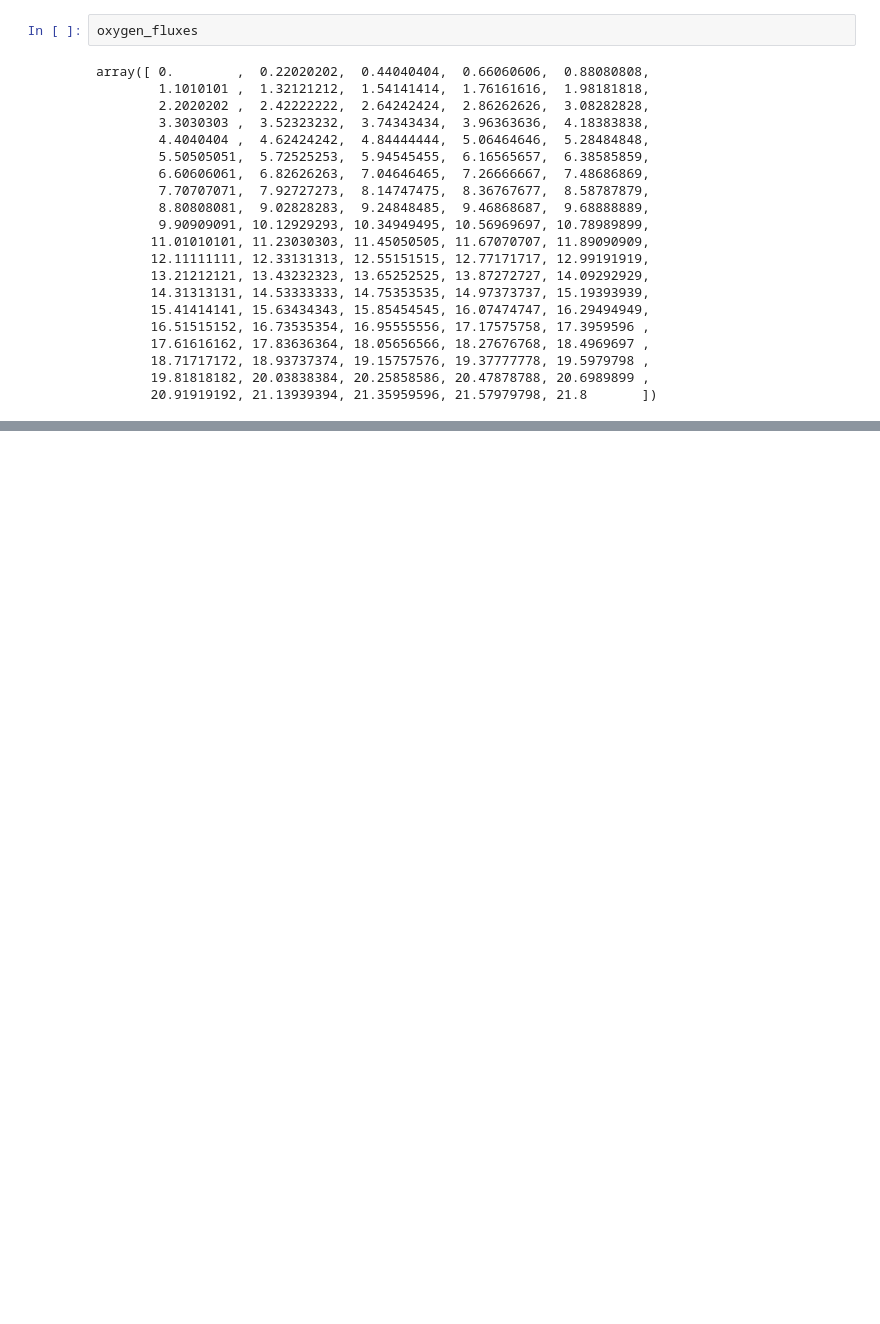
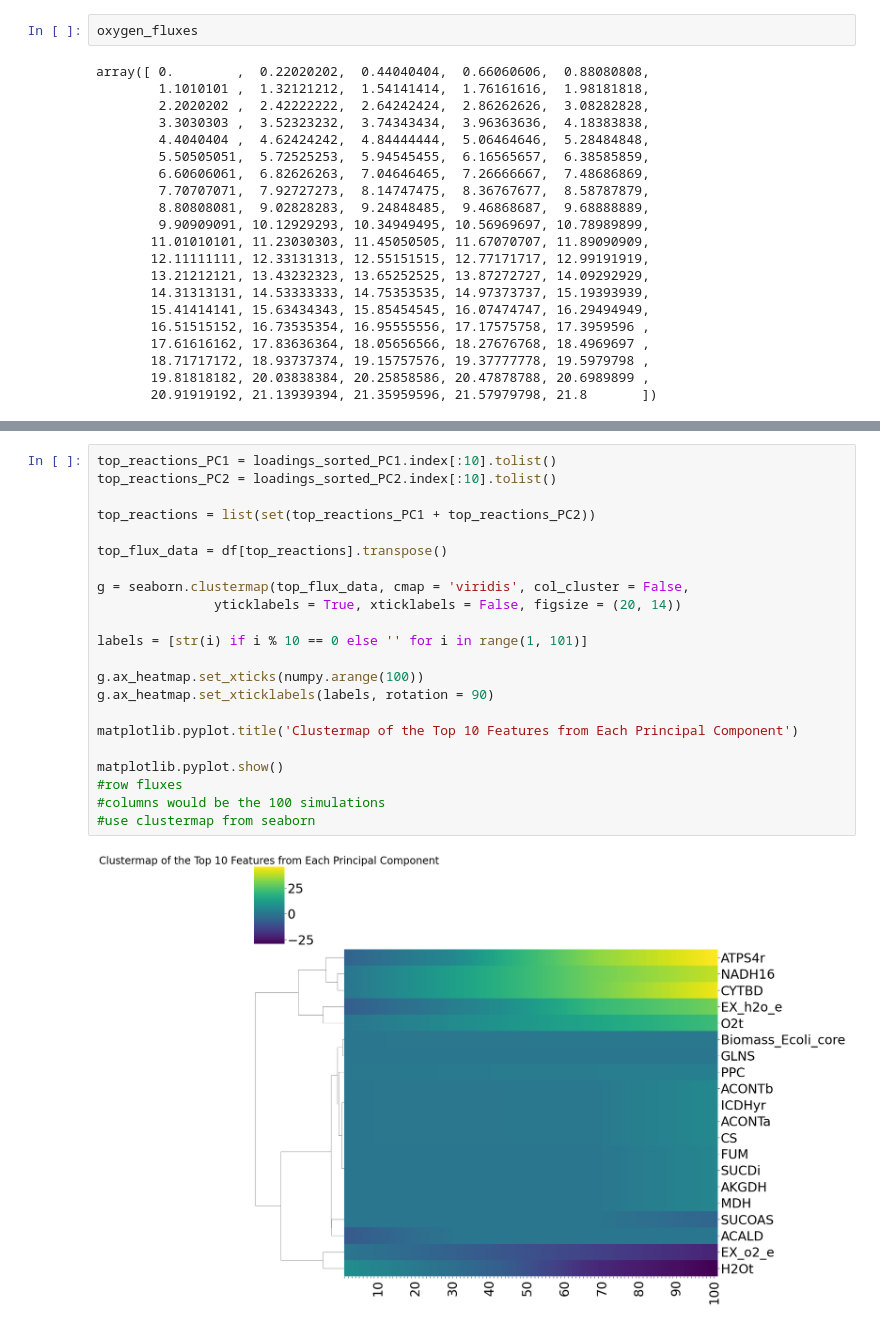
Before and after one commit to jaydeerafael/Metabolic-Trajectory-Inference, a Jupyter notebook: Metabolic_Trajectory.ipynb, the cells around one changed output, grey strips where cells are left out. Cells and saved outputs as stored; diff of their text form; blank space fills up the shorter version.

```diff
--- a/Metabolic_Trajectory.ipynb
+++ b/Metabolic_Trajectory.ipynb
@@ -244,0 +251,24 @@ ADK1       0.002257 -0.138968      62.0      20.0
+# %%
+top_reactions_PC1 = loadings_sorted_PC1.index[:10].tolist()
+top_reactions_PC2 = loadings_sorted_PC2.index[:10].tolist()
+
+top_reactions = list(set(top_reactions_PC1 + top_reactions_PC2))
+
+top_flux_data = df[top_reactions].transpose()
+
+g = seaborn.clustermap(top_flux_data, cmap = 'viridis', col_cluster = False,
+               yticklabels = True, xticklabels = False, figsize = (20, 14))
+
+labels = [str(i) if i % 10 == 0 else '' for i in range(1, 101)]
+
+g.ax_heatmap.set_xticks(numpy.arange(100))
+g.ax_heatmap.set_xticklabels(labels, rotation = 90)
+
+matplotlib.pyplot.title('Clustermap of the Top 10 Features from Each Principal Component')
+
+matplotlib.pyplot.show()
+#row fluxes
+#columns would be the 100 simulations
+#use clustermap from seaborn
+# %% [output]
+[figure, added]
```
Also changed, not shown: parts of 7 cells of this notebook.
